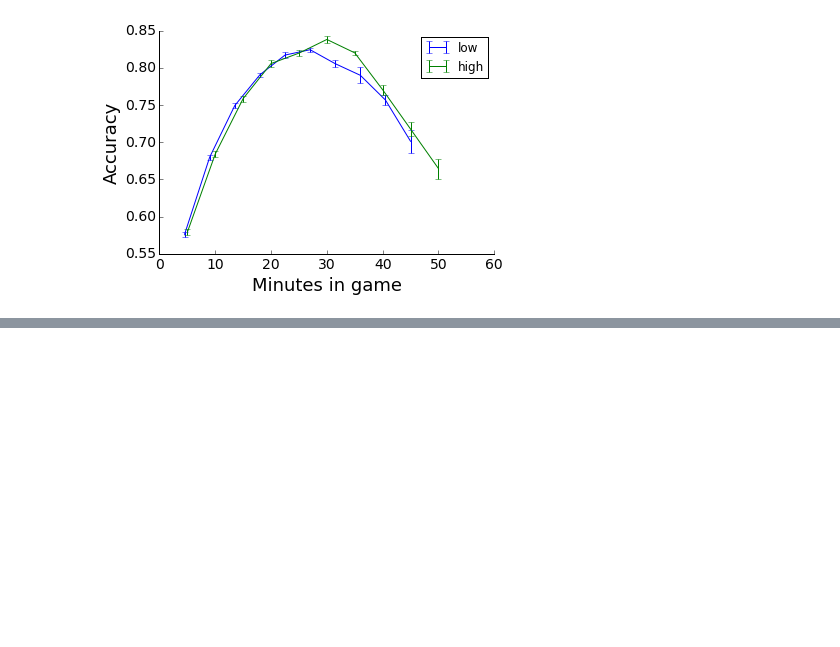
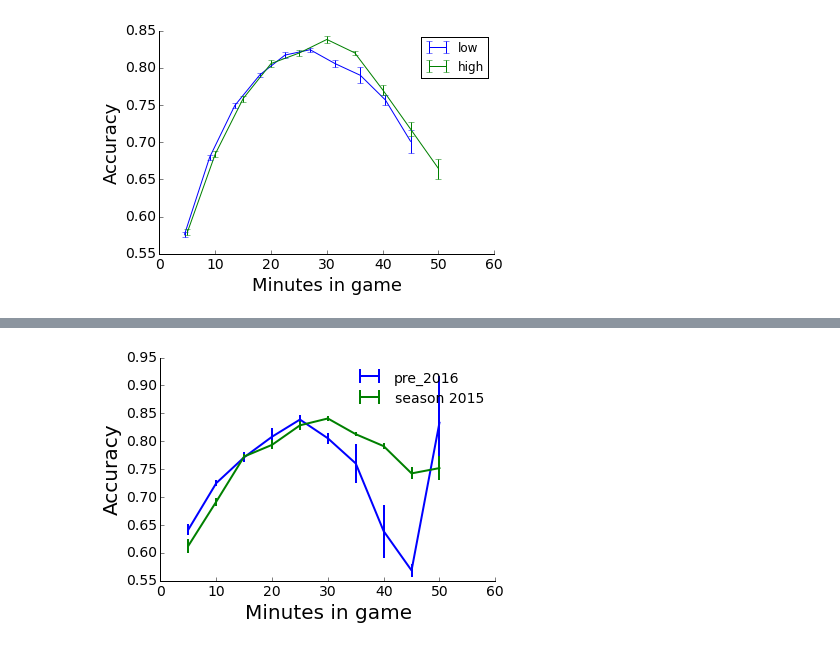
Before and after one commit to map222/lolML, a Jupyter notebook: notebooks/League of Legends working notebook.ipynb, the cells around one changed output, grey strips where cells are left out. Drawn from its saved outputs; the diff is of its cells as text; code cells hidden in the pictures; blank space fills up the shorter version.

```diff
--- a/notebooks/League of Legends working notebook.ipynb
+++ b/notebooks/League of Legends working notebook.ipynb
@@ -314,8 +324,7 @@ Let's extract the important columns for future analyses
 # %%
 import_at_20 = train_col[indices_at_20[:8]]
 import_at_35 = train_col[indices_at_35[:12]]
-important_col = np.unique(np.append(import_at_20, import_at_35))
-important_col
+np.unique(np.append(import_at_20, import_at_35))
 # %% [output]
 array(['blue_inhibs', 'drag_diff', 'drag_diff_diff', 'first_baron',
        'first_dragon', 'first_inhib', 'first_tower', 'gold_diff',
@@ -621,0 +640,18 @@ plt.legend();
+# %%
+rfc = RandomForestClassifier(n_jobs = -1, n_estimators = 30, max_features = 'sqrt',
+                             min_samples_leaf=10, min_samples_split=25, max_depth=10)
+def cross_validate_df(cur_df, n_samples = 2200):
+    sample_df = cur_df.sample(min(cur_df.shape[0], n_samples))
+    return cross_validation.cross_val_score(rfc, sample_df[important_col], sample_df['winner'], cv=4, n_jobs = -1)
+pre_2016_scores = [cross_validate_df(x) for x in pre2016_timelines_df]
+season_2015_scores = [cross_validate_df(x) for x in na_timelines_df]
+# %%
+plt.errorbar(time_indices, np.mean(pre_2016_scores, 1), np.std(pre_2016_scores, 1) / np.sqrt(4), label = 'pre_2016', capsize=0)
+plt.errorbar(time_indices, np.mean(season_2015_scores, 1), np.std(season_2015_scores, 1) / np.sqrt(4), label = 'season 2015', capsize=0)
+lol_plt.prettify_axes(plt.gca())
+plt.ylabel('Accuracy')
+plt.xlabel('Minutes in game')
+plt.xlim([0, 60])
+plt.legend(fontsize = 14,frameon=False);
+# %% [output]
+[figure, added]
```
Also changed, not shown: parts of 8 cells of this notebook.
